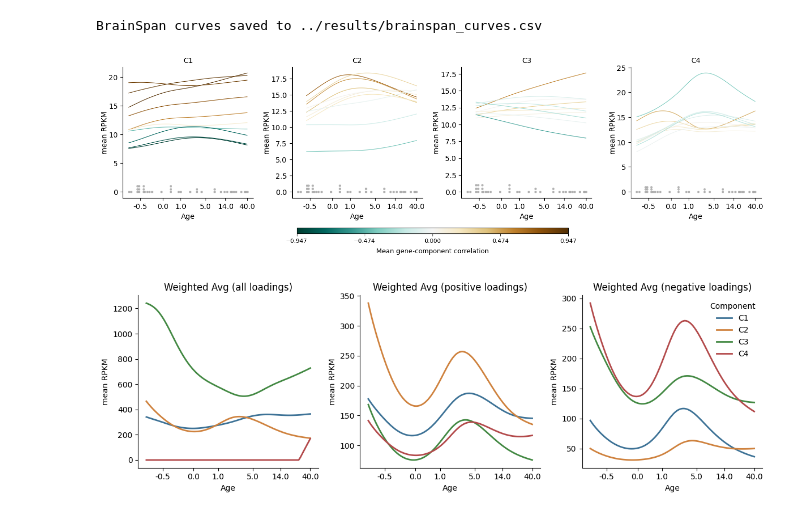
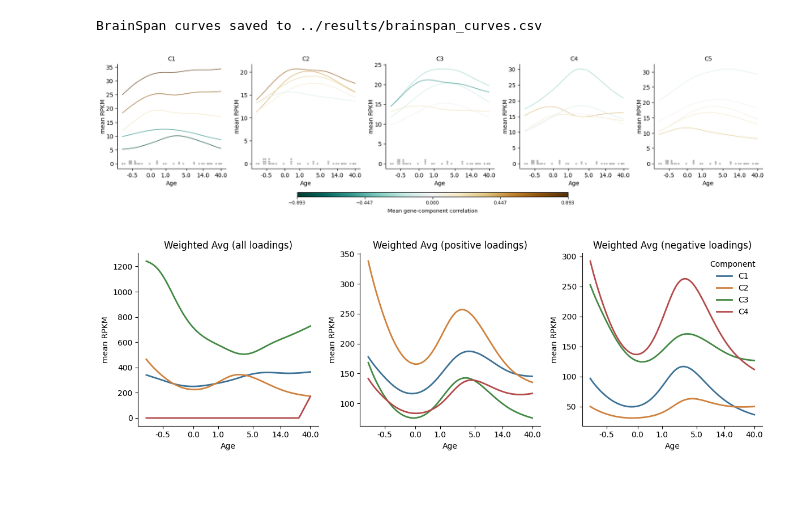
Before and after one commit to ga-cha/SIR_utils, a Jupyter notebook: enrichment/scripts/enrichment_brainspan.ipynb, the cells around one changed output. Cells and saved outputs as stored; diff of their text form; code cells hidden in the pictures; blank space fills up the shorter version.

```diff
--- a/enrichment/scripts/enrichment_brainspan.ipynb
+++ b/enrichment/scripts/enrichment_brainspan.ipynb
@@ -42,7 +25,8 @@ gene_df["pass_all"] = (
 ).astype(int)
 
 risk_df_full = pool_genes(gene_df, "risk gene")
-risk_df = risk_df_full[risk_df_full["pass_all"] == True]
+# risk_df = risk_df_full[risk_df_full["pass_all"] == True]
+risk_df = risk_df_full[risk_df_full["num_pass"] > 3]
 
 symbols = [g for g in risk_df["abagen symbol"] if g in gene_expr.columns]
 risk_expr = gene_expr.loc[:, symbols]
@@ -184,10 +170,10 @@ bs_donor_ages = (bs_clean
  .assign(age_n = lambda x: x.groupby('age').cumcount())
 )
 # %%
-weights = dme_results.weights.iloc[:, :4].copy()
+weights = dme_results.weights.iloc[:, :5].copy()
 
 curves = get_brainspan_curves_by_gene(genes=list(weights.index))
-quantile_curves = get_quantile_curves(weights, curves, q=10)
+quantile_curves = get_quantile_curves(weights, curves, q=5)
 # %% [output]
 BrainSpan curves saved to ../results/brainspan_curves.csv
 # %%
@@ -375,44 +361,44 @@ def plot_quantile_curves(
         sm = plt.cm.ScalarMappable(norm=norm, cmap=cmap)
         sm.set_array([])
 
         cbar = fig.colorbar(
             sm,
             cax=cbar_ax,       # Use our dedicated independent axis
             orientation="horizontal"
         )
         cbar.set_label("Mean gene-component correlation", fontsize=9, labelpad=6)
         cbar.set_ticks(np.linspace(score_min, score_max, 5))
         cbar.ax.tick_params(labelsize=8)
     else:
         handles = [
             plt.Line2D([0], [0], color=cmap(q), lw=2, label=str(k))
             for k, q in enumerate(q_levels, start=1)
         ]
         fig.legend(handles=handles, title="Decile", loc="upper right", frameon=False)
 
     return fig, axes
 
-quantile_input = {
-    "C1": c1_quantiles,
-    "C2": c2_quantiles,
-    "C3": c3_quantiles,
-    "C4": c4_quantiles,
-}
+# quantile_input = {
+#     "C1": c1_quantiles,
+#     "C2": c2_quantiles,
+#     "C3": c3_quantiles,
+#     "C4": c4_quantiles,
+# }
 
-# quantile_input = quantile_curves
+quantile_input = quantile_curves
 
 fig, axes = plot_quantile_curves(
     quantile_curves=quantile_input,
     donor_ages=bs_donor_ages,
     facet="C",
-    ncol=4,
+    ncol=5,
     which="pred",
     weights_df=weights,
 )
-# plt.show()
-plt.savefig('../results/brainspan_quantile_curves_neg.svg', bbox_inches='tight')
+plt.show()
+# plt.savefig('../results/brainspan_quantile_curves_neg.svg', bbox_inches='tight')
 # %% [output]
-[figure, old version]
+[figure, new version]
 # %%
 import numpy as np
 import pandas as pd
```
Also changed, not shown: parts of 2 cells of this notebook, 35 other files.
